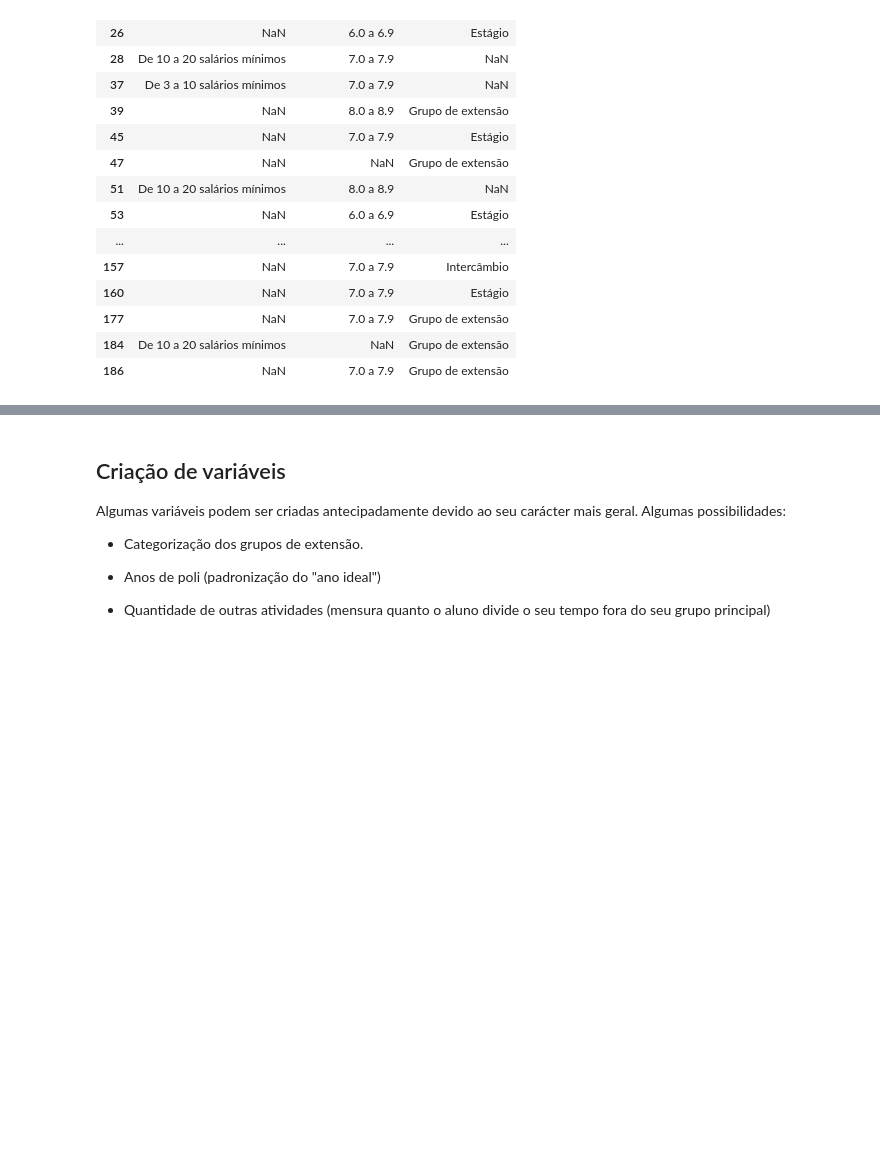
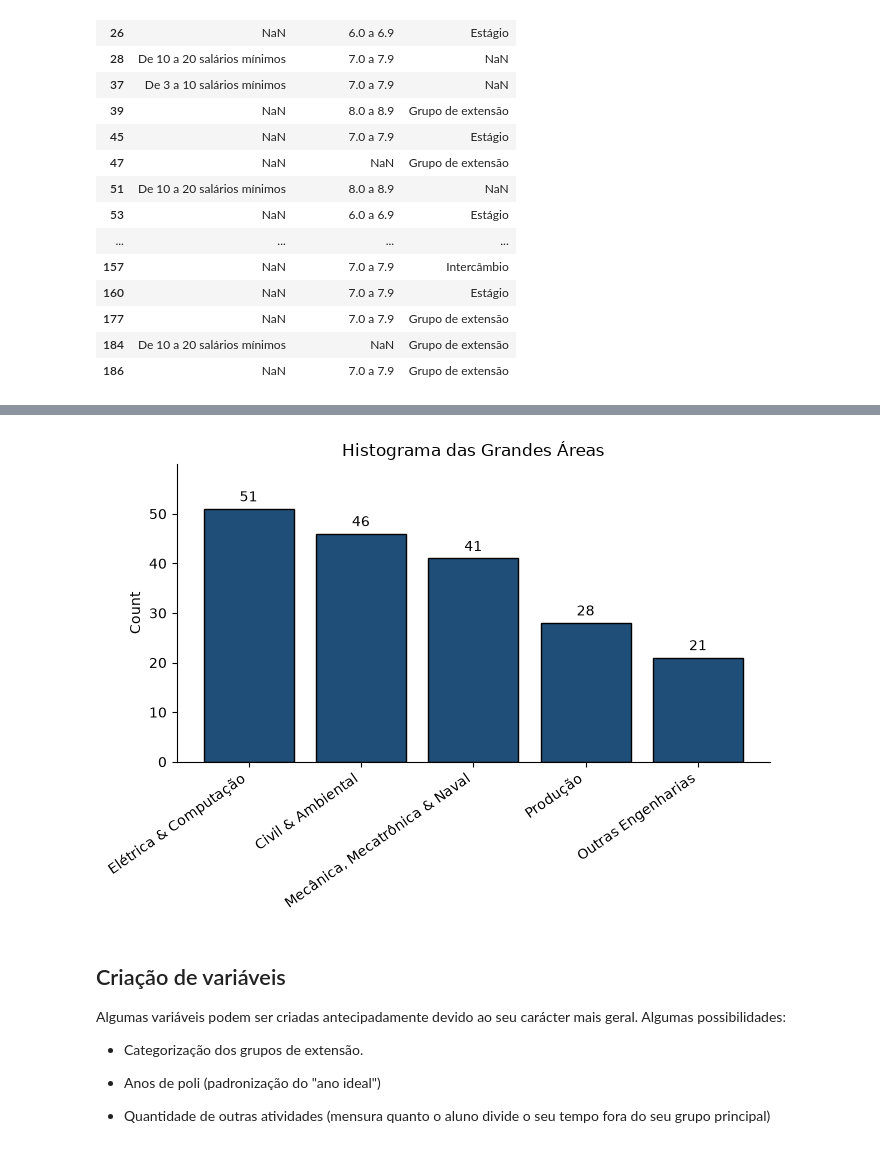
Before and after one commit to pedro-lemee/estudo-grupos-de-extensao, a Jupyter notebook: notebooks/00_Data_Processing.ipynb, the cells around one changed output, grey strips where cells are left out. Cells and saved outputs as stored; diff of their text form; code cells hidden in the pictures; blank space fills up the shorter version.

```diff
--- a/notebooks/00_Data_Processing.ipynb
+++ b/notebooks/00_Data_Processing.ipynb
@@ -293,3 +312,20 @@ Pela inspeção visual, vemos que temos três colunas com valores NaN (devido a
+# %%
+mapa_cursos = {
+    "Engenharia Elétrica": "Elétrica & Computação",
+    "Engenharia da Computação": "Elétrica & Computação",
+    "Engenharia Civil": "Civil & Ambiental",
+    "Engenharia Ambiental": "Civil & Ambiental",
+    "Engenharia Mecatrônica": "Mecânica, Mecatrônica & Naval",
+    "Engenharia Mecânica": "Mecânica, Mecatrônica & Naval",
+    "Engenharia Naval": "Mecânica, Mecatrônica & Naval",
+    "Engenharia de Produção": "Produção",
+}
+
+df_clean["grande_area_curso"] = df_clean["curso"].map(mapa_cursos).fillna("Outras Engenharias")
+
+plot_hist(df_clean, "grande_area_curso", order_freq=True, title="Histograma das Grandes Áreas", figsize=(7, 5))
+# %% [output]
+[figure, added]
 # %% [markdown]
 ## Criação de variáveis
 
```
Also changed, not shown: parts of 4 cells of this notebook, 1 other file.
